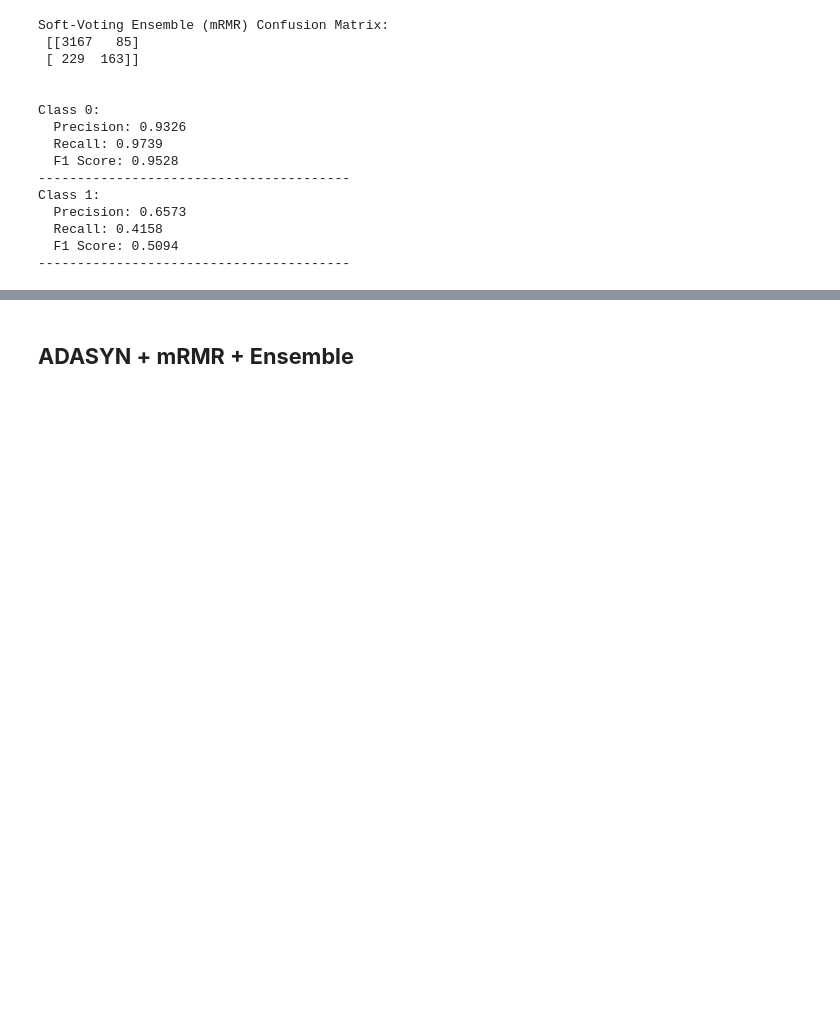
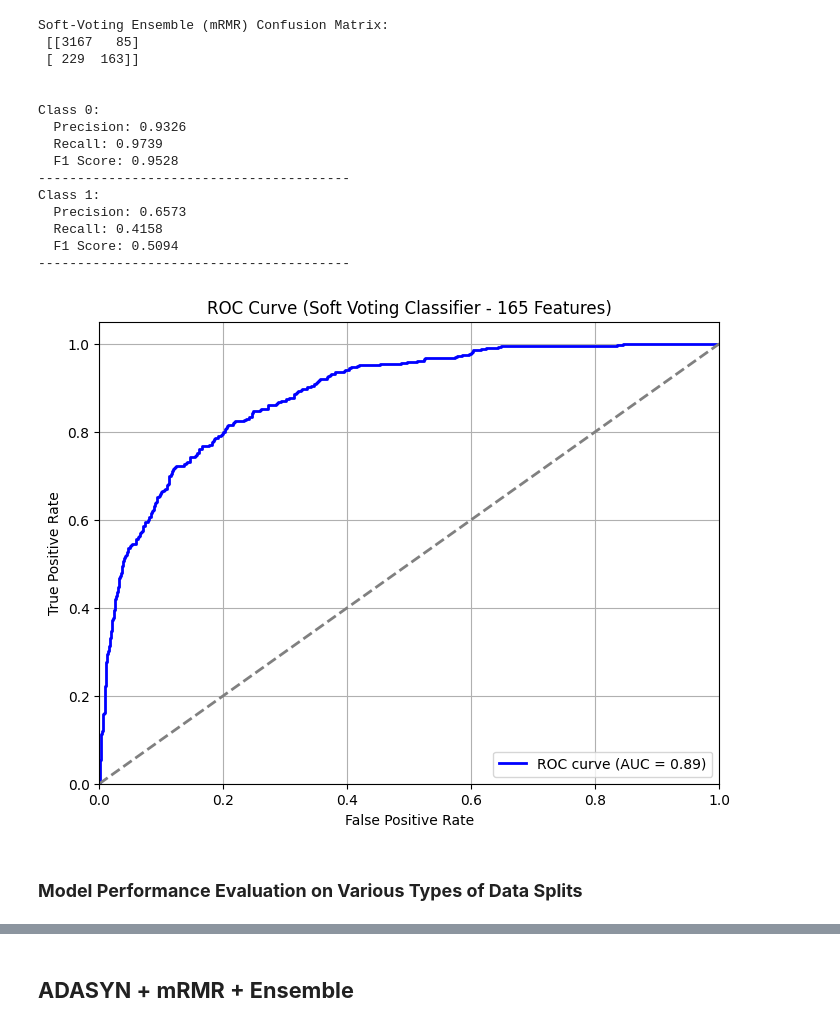
Before and after one commit to Shujaat123/Dyslexia, a Jupyter notebook: Notebooks/Dyslexia_Ensemble.ipynb, the cells around one changed output, grey strips where cells are left out. Cells and saved outputs as stored; diff of their text form; code cells hidden in the pictures; blank space fills up the shorter version.

```diff
--- a/Notebooks/Dyslexia_Ensemble.ipynb
+++ b/Notebooks/Dyslexia_Ensemble.ipynb
@@ -1045,6 +1026,7 @@ true_labels_soft = {}
 
 all_y_true = []
 all_y_pred = []
+all_y_score = []
 
 for fold, (train_index, test_index) in enumerate(skf.split(X, y), 1):
     print(f"🧪 Fold {fold}", end = " ")
@@ -1073,13 +1055,16 @@ for fold, (train_index, test_index) in enumerate(skf.split(X, y), 1):
 
     soft_voting = VotingClassifier(estimators=models, voting='soft', weights=weights)
     soft_voting.fit(X_train_sel, y_train)
+
     soft_preds = soft_voting.predict(X_test_sel)
+    soft_probs = soft_voting.predict_proba(X_test_sel)
 
     predictions_soft[fold] = soft_preds
     true_labels_soft[fold] = y_test.values
 
     all_y_true.extend(y_test)
     all_y_pred.extend(soft_preds)
+    all_y_score.extend(soft_probs)
 
 acc_soft = accuracy_score(all_y_true, all_y_pred)
 precision_soft = precision_score(all_y_true, all_y_pred, average='weighted')
@@ -1148,3 +1133,25 @@ Class 1:
   Recall: 0.4158
   F1 Score: 0.5094
 ----------------------------------------
+# %%
+# AUC-ROC Curve for 165 features
+all_y_score = np.array(all_y_score)
+fpr_165, tpr_165, thresholds = roc_curve(all_y_true, all_y_score[:, 1])
+roc_auc_165 = auc(fpr, tpr)
+
+# Plotting
+plt.figure(figsize=(8, 6))
+plt.plot(fpr_165, tpr_165, color='blue', lw=2, label=f'ROC curve (AUC = {roc_auc_165:.2f})')
+plt.plot([0, 1], [0, 1], color='gray', linestyle='--', lw=2)
+plt.xlim([0.0, 1.0])
+plt.ylim([0.0, 1.05])
+plt.xlabel('False Positive Rate')
+plt.ylabel('True Positive Rate')
+plt.title('ROC Curve (Soft Voting Classifier - 165 Features)')
+plt.legend(loc='lower right')
+plt.grid()
+plt.show()
+# %% [output]
+[figure, added]
+# %% [markdown]
+### **Model Performance Evaluation on Various Types of Data Splits**
```
Also changed, not shown: parts of 18 cells of this notebook, 10 other files.
